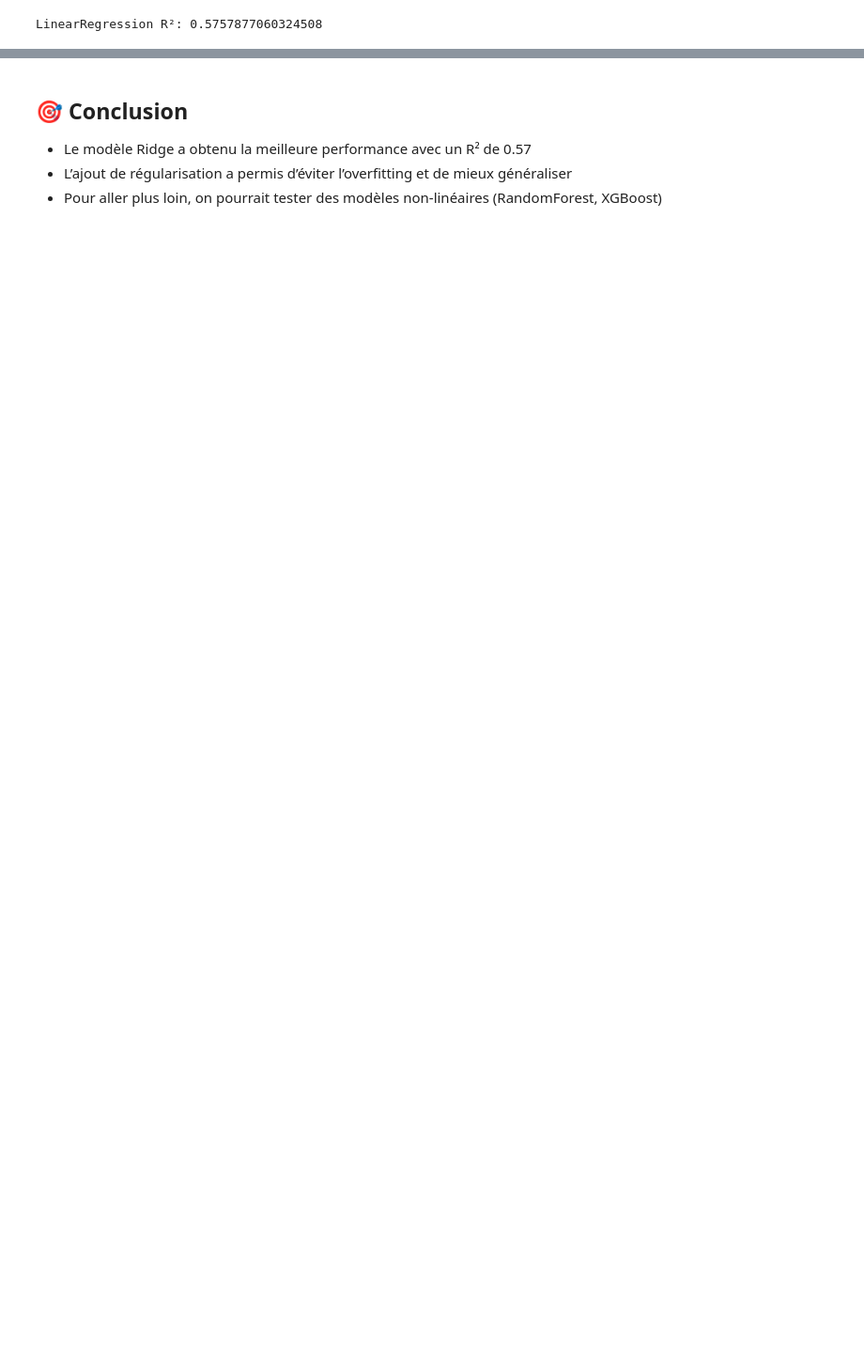
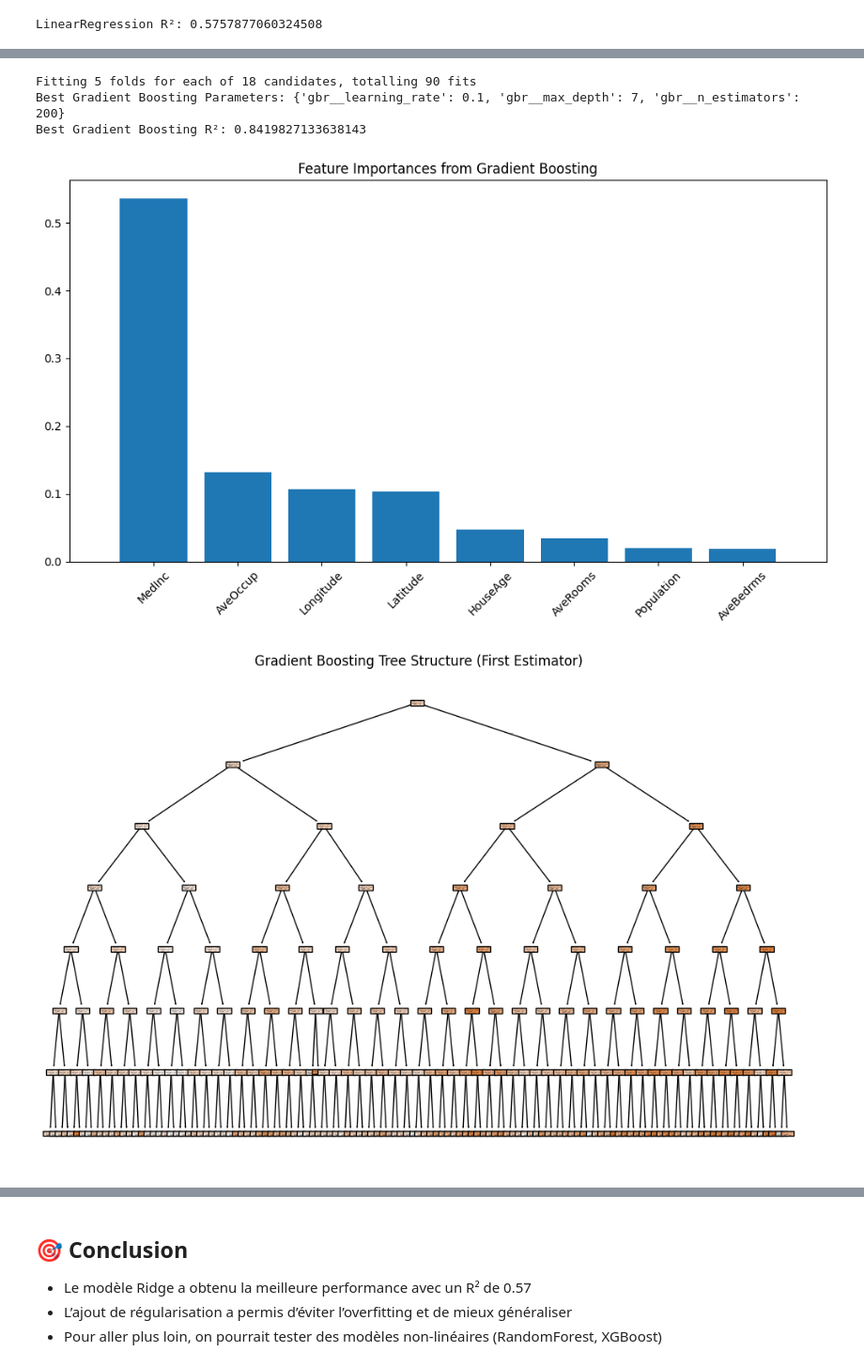
Before and after one commit to Stucki92/california-housing-regression, a Jupyter notebook: housing_california.ipynb, the cells around one changed output, grey strips where cells are left out. Shown at 94% size. Saved outputs shown, nothing was run; the diff lists cells and outputs as text; code cells hidden in the pictures; blank space fills up the shorter version.

```diff
--- a/housing_california.ipynb
+++ b/housing_california.ipynb
@@ -84,0 +218,17 @@ Best Lasso R²: 0.576856256870568
+# %%
+# SVR Regression with hyperparameter tuning
+
+pipe_svr = Pipeline([
+    ('scaler', StandardScaler()),
+    ('svr', SVR())
+])
+param_grid_svr = {
+    'svr__C': [0.1, 1, 10],
+    'svr__epsilon': [0.01, 0.1, 0.5],
+    'svr__kernel': ['linear', 'rbf']
+}
+
+grid_svr = GridSearchCV(pipe_svr, param_grid_svr, cv=5, scoring='r2', verbose=1, n_jobs=-1)
+grid_svr.fit(X_train, y_train)
+print("Best SVR Parameters:", grid_svr.best_params_)
+print("Best SVR R²:", r2_score(y_test, grid_svr.predict(X_test)))
@@ -84,0 +239,40 @@ Best Lasso R²: 0.576856256870568
+# %%
+# Gradient Boosting Regression with hyperparameter tuning
+pipe_gbr = Pipeline([
+    ('scaler', StandardScaler()),
+    ('gbr', GradientBoostingRegressor(random_state=42))
+])
+
+param_grid_gbr = {
+    'gbr__n_estimators': [100, 200],
+    'gbr__learning_rate': [0.01, 0.1, 0.2],
+    'gbr__max_depth': [3, 5, 7]
+}
+grid_gbr = GridSearchCV(pipe_gbr, param_grid_gbr, cv=5, scoring='r2', verbose=2, n_jobs=-1)
+grid_gbr.fit(X_train, y_train)
+print("Best Gradient Boosting Parameters:", grid_gbr.best_params_)
+print("Best Gradient Boosting R²:", r2_score(y_test, grid_gbr.predict(X_test)))
+
+# Visualize feature importance from Gradient Boosting
+importances_gbr = grid_gbr.best_estimator_.named_steps['gbr'].feature_importances_
+feature_names_gbr = X.columns
+indices_gbr = np.argsort(importances_gbr)[::-1]
+plt.figure(figsize=(10, 6))
+plt.title("Feature Importances from Gradient Boosting")
+plt.bar(range(X.shape[1]), importances_gbr[indices_gbr], align='center')
+plt.xticks(range(X.shape[1]), feature_names_gbr[indices_gbr], rotation=45)
+plt.xlim([-1, X.shape[1]])
+plt.tight_layout()
+plt.show()
+
+# Visualize Gradient Boosting tree structure
+plt.figure(figsize=(12, 8))
+plot_tree(grid_gbr.best_estimator_.named_steps['gbr'].estimators_[0, 0], feature_names=X.columns, filled=True)
+plt.title("Gradient Boosting Tree Structure (First Estimator)")
+plt.show()
+# %% [output]
+Fitting 5 folds for each of 18 candidates, totalling 90 fits
+Best Gradient Boosting Parameters: {'gbr__learning_rate': 0.1, 'gbr__max_depth': 7, 'gbr__n_estimators': 200}
+Best Gradient Boosting R²: 0.8419827133638143
+[figure, added]
+[figure, added]
```
Also changed, not shown: parts of 15 cells of this notebook, 2 other files.
